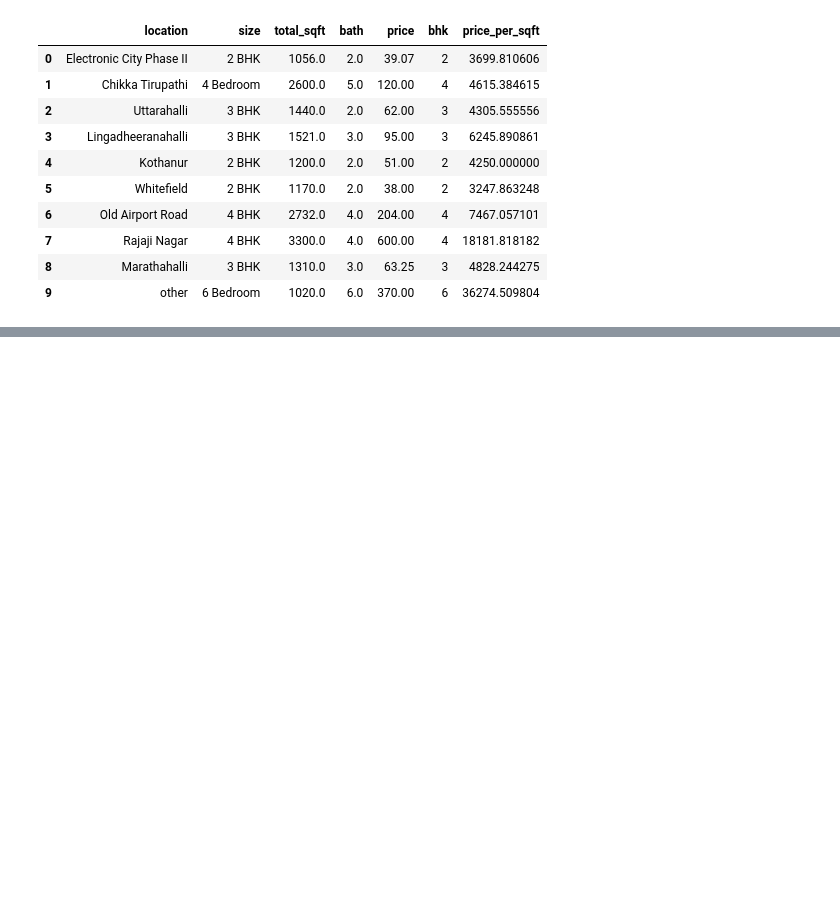
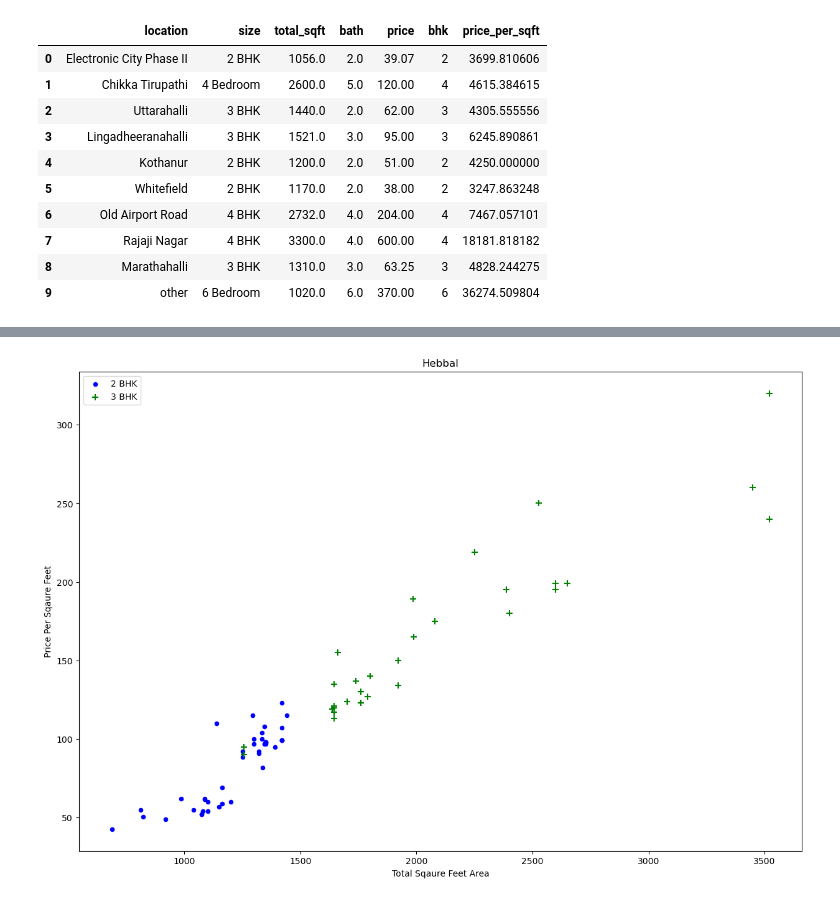
Before and after one commit to Anugrahig/LM-BD-March, a Jupyter notebook: march_bigdata/ml/z- ml project work/01_real_estate_price_prediction.ipynb, the cells around one changed output, grey strips where cells are left out. Saved outputs shown, nothing was run; the diff lists cells and outputs as text; code cells hidden in the pictures; blank space fills up the shorter version.

```diff
--- a/march_bigdata/ml/z- ml project work/01_real_estate_price_prediction.ipynb
+++ b/march_bigdata/ml/z- ml project work/01_real_estate_price_prediction.ipynb
@@ -379,0 +501,4 @@ df5.head(10)
+# %%
+plot_scatter_chart(df8,"Hebbal")
+# %% [output]
+[figure, added]
```
Also changed, not shown: parts of 60 cells of this notebook, 3 other files.
